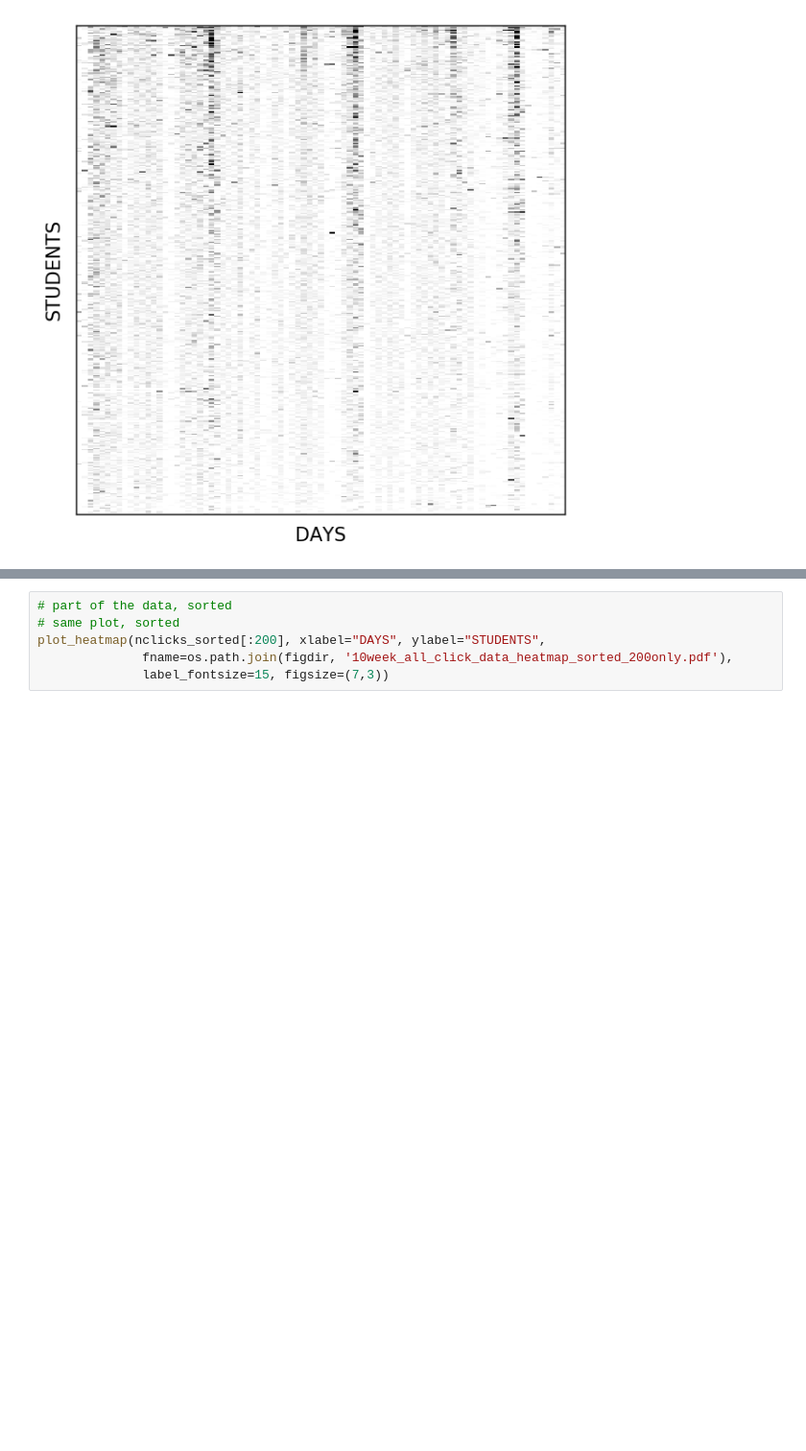
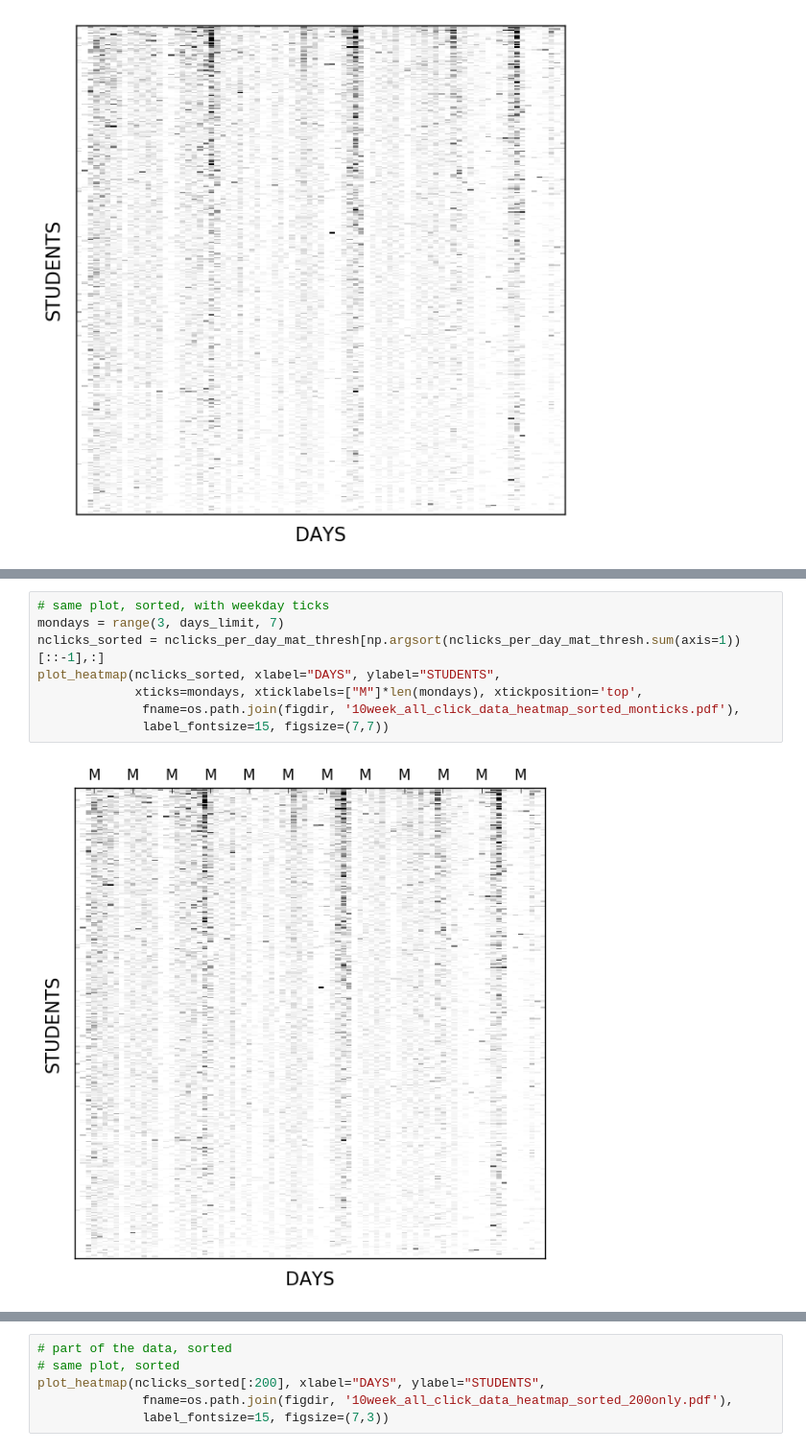
Before and after one commit to jihyunp/clickstream_figures, a Jupyter notebook: clickstream_figures.ipynb, the cells around one changed output, grey strips where cells are left out. Shown at 96% size. Drawn from its saved outputs; the diff is of its cells as text; blank space fills up the shorter version.

```diff
--- a/clickstream_figures.ipynb
+++ b/clickstream_figures.ipynb
@@ -76,0 +96,10 @@ plot_heatmap(nclicks_sorted, xlabel="DAYS", ylabel="STUDENTS",
+# %%
+# same plot, sorted, with weekday ticks
+mondays = range(3, days_limit, 7)
+nclicks_sorted = nclicks_per_day_mat_thresh[np.argsort(nclicks_per_day_mat_thresh.sum(axis=1))[::-1],:]
+plot_heatmap(nclicks_sorted, xlabel="DAYS", ylabel="STUDENTS",
+             xticks=mondays, xticklabels=["M"]*len(mondays), xtickposition='top',
+              fname=os.path.join(figdir, '10week_all_click_data_heatmap_sorted_monticks.pdf'),
+              label_fontsize=15, figsize=(7,7))
+# %% [output]
+[figure, added]
```
Also changed, not shown: parts of 4 cells of this notebook.
